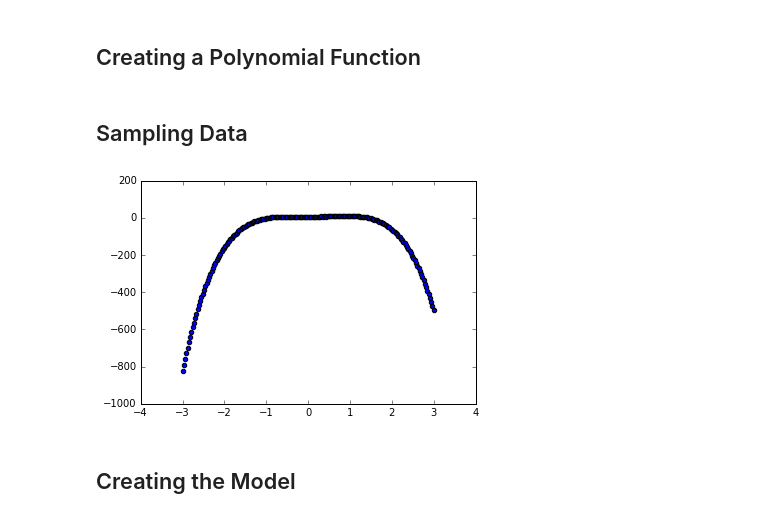
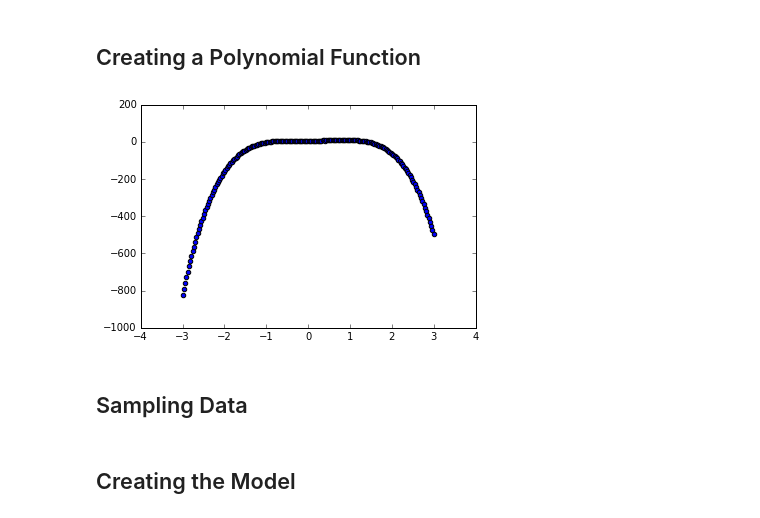
Before and after one commit to vigneshhari/Machine-Learning-Practice, a Jupyter notebook: Polynomial Regression.ipynb, the cells around one changed output. Cells and saved outputs as stored; diff of their text form; code cells hidden in the pictures.

```diff
--- a/Polynomial Regression.ipynb
+++ b/Polynomial Regression.ipynb
@@ -14,19 +14,20 @@ Creating a Polynomial Function
 
 def polynomialfunc(val):
     return (np.power(val,2) * 7) + (np.power(val,3)*6) + (np.power(val,4) * - 9 ) + 5.789
+# %%
+# Creating Sample Data of the given function
+
+fig, ax = plt.subplots(1, 1)
+xs = np.linspace(-3,3, 200)
+ys = polynomialfunc(xs) + np.random.uniform(-0.5, 0.5, 200)
+ax.scatter(xs, ys)
+fig.show()
+plt.show
+# %% [output]
+[figure, added]
 # %% [markdown]
 Sampling Data
 ---
-# %%
-# Creating Sample Data of the given function
-
-fig, ax = plt.subplots(1, 1)
-xs = np.linspace(-3,3, 200)
-ys = polynomialfunc(xs) + np.random.uniform(-0.5, 0.5, 200)
-ax.scatter(xs, ys)
-fig.show()
-# %% [output]
-[figure, removed]
 # %% [markdown]
 Creating the Model
 ---
```
Also changed, not shown: parts of 2 cells of this notebook, 8 other files.
